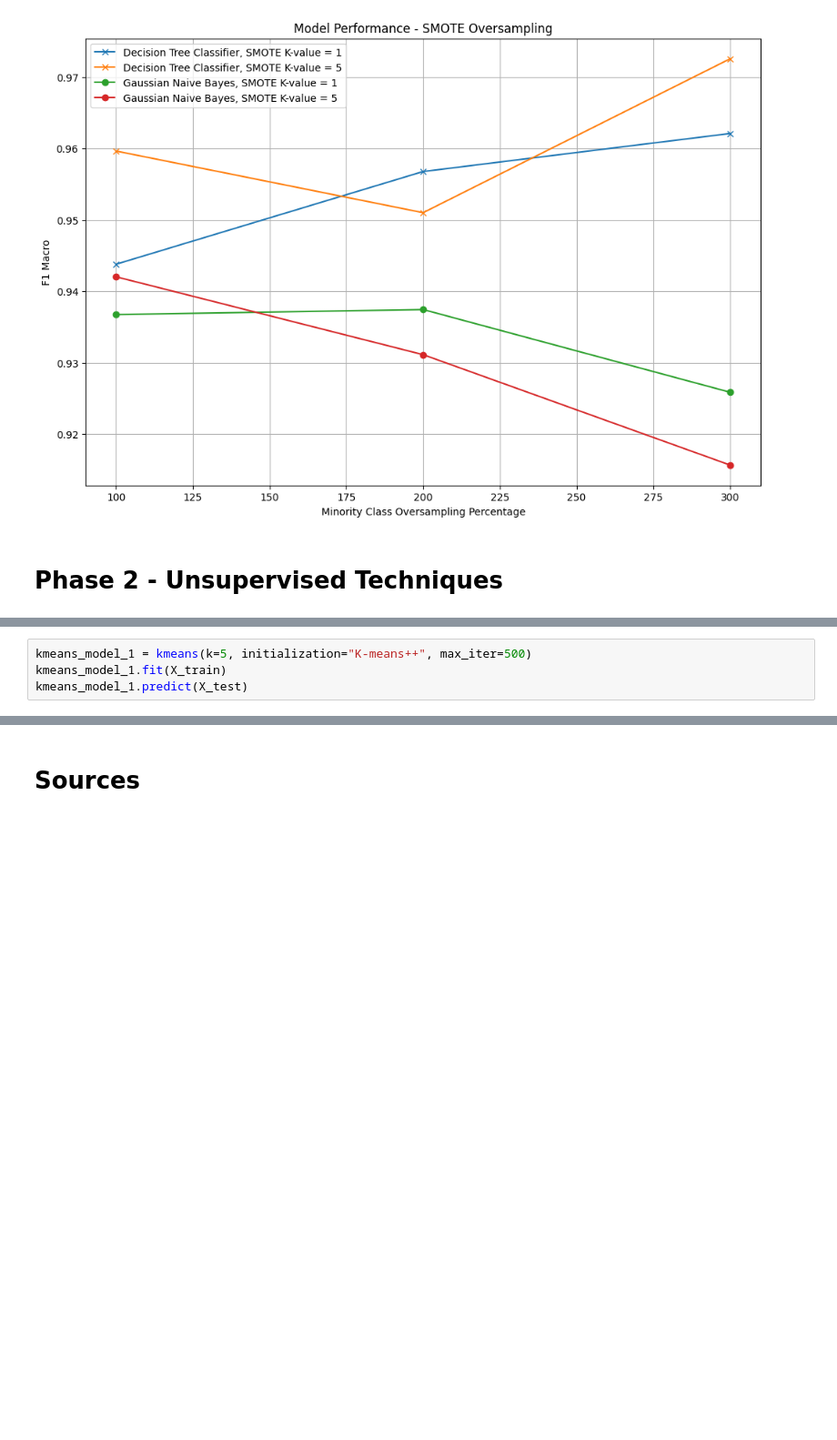
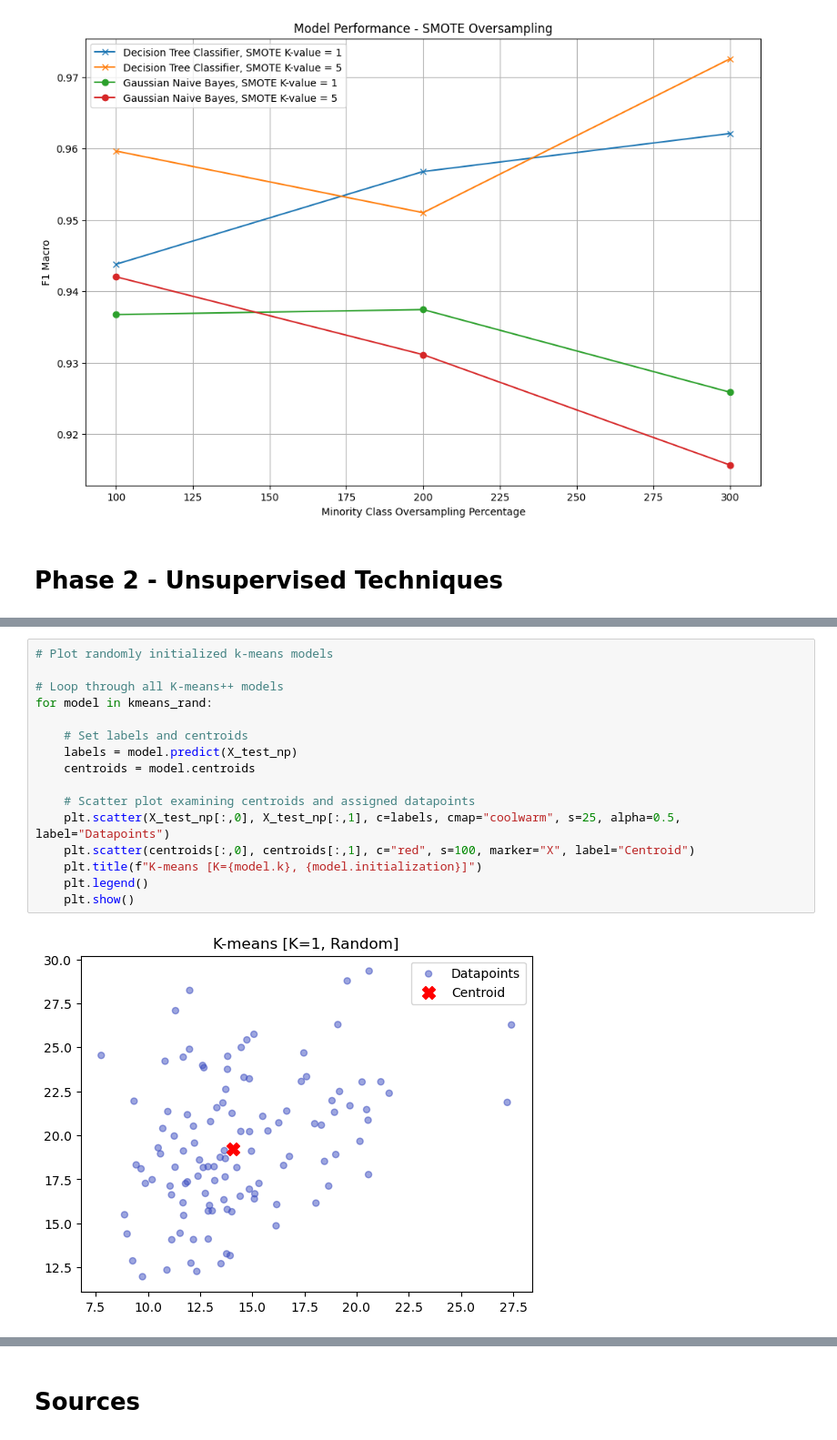
Before and after one commit to Willnguyen02/CS235F25_Course_Project, a Jupyter notebook: [CS235F25]_Course_Project.ipynb, the cells around one changed output, grey strips where cells are left out. Shown at 91% size. Saved outputs shown, nothing was run; the diff lists cells and outputs as text; blank space fills up the shorter version.

```diff
--- a/[CS235F25]_Course_Project.ipynb
+++ b/[CS235F25]_Course_Project.ipynb
@@ -743,7 +743,3 @@ class kmeans():
         labels = np.argmin(distances, axis=1)
 
         return labels
-# %%
-kmeans_model_1 = kmeans(k=5, initialization="K-means++", max_iter=500)
-kmeans_model_1.fit(X_train)
-kmeans_model_1.predict(X_test)
@@ -764,0 +827,18 @@ class DBSCAN():
+# %%
+# Plot randomly initialized k-means models
+
+# Loop through all K-means++ models
+for model in kmeans_rand:
+
+    # Set labels and centroids
+    labels = model.predict(X_test_np)
+    centroids = model.centroids
+
+    # Scatter plot examining centroids and assigned datapoints
+    plt.scatter(X_test_np[:,0], X_test_np[:,1], c=labels, cmap="coolwarm", s=25, alpha=0.5, label="Datapoints")
+    plt.scatter(centroids[:,0], centroids[:,1], c="red", s=100, marker="X", label="Centroid")
+    plt.title(f"K-means [K={model.k}, {model.initialization}]")
+    plt.legend()
+    plt.show()
+# %% [output]
+[figure, added]
```
Also changed, not shown: parts of 11 cells of this notebook.
